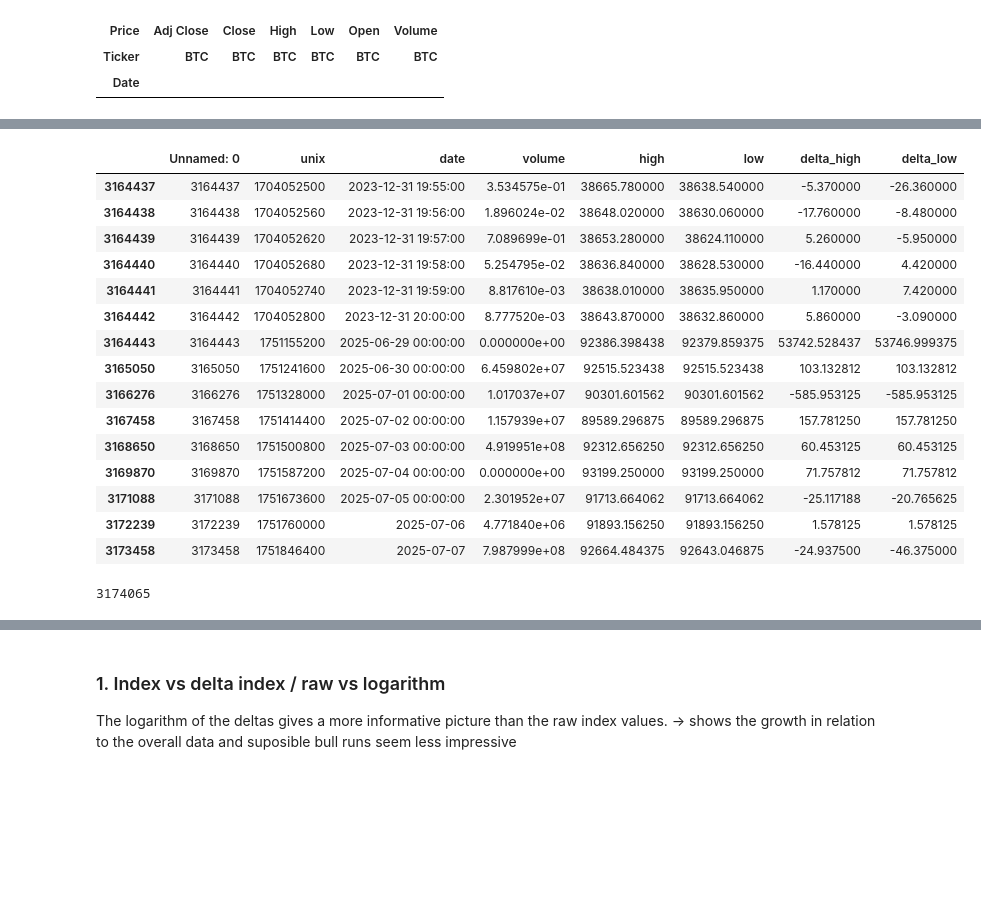
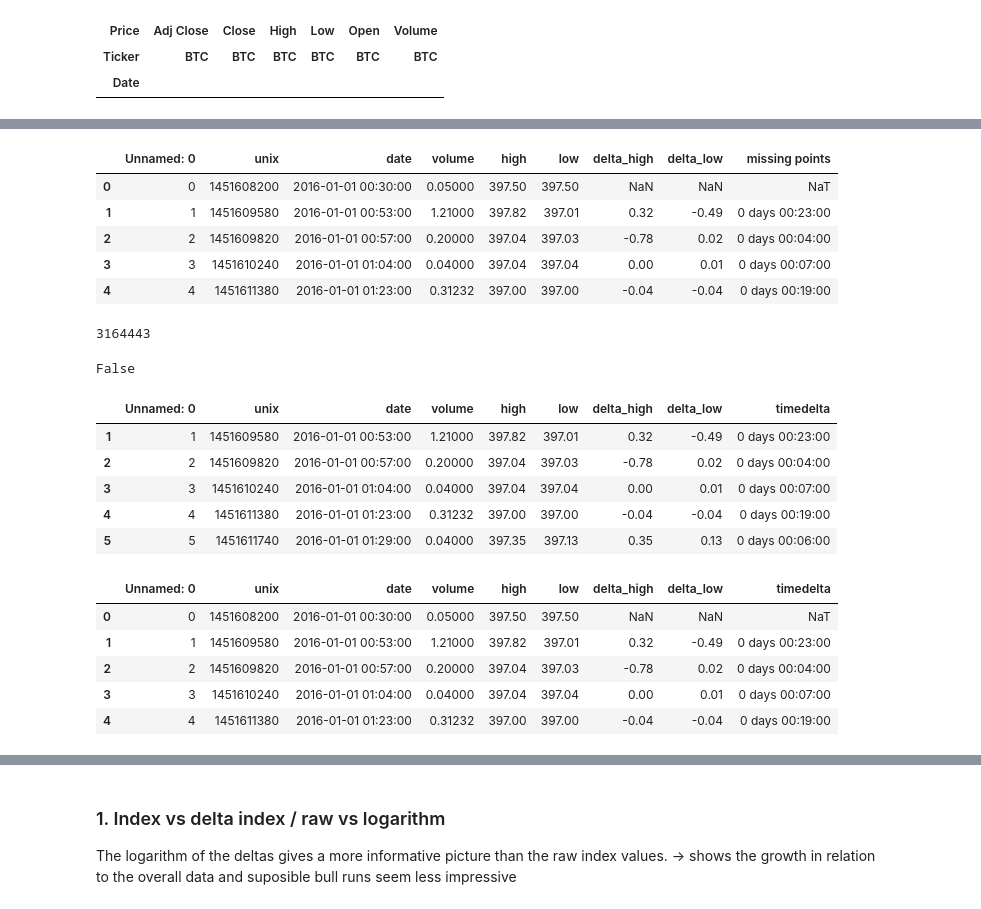
Before and after one commit to weberkry/MOM_Crypto_Bot, a Jupyter notebook: agent/Data Set exploration.ipynb, the cells around one changed output, grey strips where cells are left out. Drawn from its saved outputs; the diff is of its cells as text; code cells hidden in the pictures; blank space fills up the shorter version.

```diff
--- a/agent/Data Set exploration.ipynb
+++ b/agent/Data Set exploration.ipynb
@@ -12,8 +12,8 @@ import Mandelbrot #defined/customized functions from Mandelbrot.py
 import scipy
 from scipy.stats import norm, cauchy, lognorm, expon, kstest
 # %%
-MIN = pd.read_csv("min.csv")
-HOUR = pd.read_csv("hour.csv")
-DAY = pd.read_csv("day.csv")
-WEEK = pd.read_csv("week.csv")
-MONTH = pd.read_csv("month.csv")
+MIN = process_csv(gran="min")
+HOUR = process_csv(gran="hour")
+DAY = process_csv(gran="day")
+WEEK = process_csv(gran="week")
+MONTH = process_csv(gran="month")
@@ -74,32 +68,46 @@ MIN_unique.tail()
 # %%
-MIN_unique.tail(15)
+MIN.head()
 # %% [output]
-|  | Unnamed: 0 | unix | date | volume | high | low | delta_high | delta_low |
-| 3164437 | 3164437 | 1704052500 | 2023-12-31 19:55:00 | 3.534575e-01 | 38665.780000 | 38638.540000 | -5.370000 | -26.360000 |
-| 3164438 | 3164438 | 1704052560 | 2023-12-31 19:56:00 | 1.896024e-02 | 38648.020000 | 38630.060000 | -17.760000 | -8.480000 |
-| 3164439 | 3164439 | 1704052620 | 2023-12-31 19:57:00 | 7.089699e-01 | 38653.280000 | 38624.110000 | 5.260000 | -5.950000 |
-| 3164440 | 3164440 | 1704052680 | 2023-12-31 19:58:00 | 5.254795e-02 | 38636.840000 | 38628.530000 | -16.440000 | 4.420000 |
-| 3164441 | 3164441 | 1704052740 | 2023-12-31 19:59:00 | 8.817610e-03 | 38638.010000 | 38635.950000 | 1.170000 | 7.420000 |
-| 3164442 | 3164442 | 1704052800 | 2023-12-31 20:00:00 | 8.777520e-03 | 38643.870000 | 38632.860000 | 5.860000 | -3.090000 |
-| 3164443 | 3164443 | 1751155200 | 2025-06-29 00:00:00 | 0.000000e+00 | 92386.398438 | 92379.859375 | 53742.528437 | 53746.999375 |
-| 3165050 | 3165050 | 1751241600 | 2025-06-30 00:00:00 | 6.459802e+07 | 92515.523438 | 92515.523438 | 103.132812 | 103.132812 |
-| 3166276 | 3166276 | 1751328000 | 2025-07-01 00:00:00 | 1.017037e+07 | 90301.601562 | 90301.601562 | -585.953125 | -585.953125 |
-| 3167458 | 3167458 | 1751414400 | 2025-07-02 00:00:00 | 1.157939e+07 | 89589.296875 | 89589.296875 | 157.781250 | 157.781250 |
-| 3168650 | 3168650 | 1751500800 | 2025-07-03 00:00:00 | 4.919951e+08 | 92312.656250 | 92312.656250 | 60.453125 | 60.453125 |
-| 3169870 | 3169870 | 1751587200 | 2025-07-04 00:00:00 | 0.000000e+00 | 93199.250000 | 93199.250000 | 71.757812 | 71.757812 |
-| 3171088 | 3171088 | 1751673600 | 2025-07-05 00:00:00 | 2.301952e+07 | 91713.664062 | 91713.664062 | -25.117188 | -20.765625 |
-| 3172239 | 3172239 | 1751760000 | 2025-07-06 | 4.771840e+06 | 91893.156250 | 91893.156250 | 1.578125 | 1.578125 |
-| 3173458 | 3173458 | 1751846400 | 2025-07-07 | 7.987999e+08 | 92664.484375 | 92643.046875 | -24.937500 | -46.375000 |
+|  | Unnamed: 0 | unix | date | volume | high | low | delta_high | delta_low | missing points |
+| 0 | 0 | 1451608200 | 2016-01-01 00:30:00 | 0.05000 | 397.50 | 397.50 | NaN | NaN | NaT |
+| 1 | 1 | 1451609580 | 2016-01-01 00:53:00 | 1.21000 | 397.82 | 397.01 | 0.32 | -0.49 | 0 days 00:23:00 |
+| 2 | 2 | 1451609820 | 2016-01-01 00:57:00 | 0.20000 | 397.04 | 397.03 | -0.78 | 0.02 | 0 days 00:04:00 |
+| 3 | 3 | 1451610240 | 2016-01-01 01:04:00 | 0.04000 | 397.04 | 397.04 | 0.00 | 0.01 | 0 days 00:07:00 |
+| 4 | 4 | 1451611380 | 2016-01-01 01:23:00 | 0.31232 | 397.00 | 397.00 | -0.04 | -0.04 | 0 days 00:19:00 |
 # %%
 print(len(MIN))
 #print(len(MIN_unique))
 # %% [output]
-3174065
+3164443
 # %%
 ##Backup --> save as csv and load csv
 
-MIN_new.to_csv("min.csv")
-HOUR_new.to_csv("hour.csv")
-DAY.to_csv("day.csv")
-WEEK.to_csv("week.csv")
-MONTH.to_csv("month.csv")
+#MIN_new.to_csv("min.csv")
+#HOUR_new.to_csv("hour.csv")
+#DAY.to_csv("day.csv")
+#WEEK.to_csv("week.csv")
+#MONTH.to_csv("month.csv")
+# %% [output]
+False
+# %%
+DELTA = MIN[MIN['timedelta'] > pd.Timedelta('1 minute')]
+DELTA.head()
+# %% [output]
+|  | Unnamed: 0 | unix | date | volume | high | low | delta_high | delta_low | timedelta |
+| 1 | 1 | 1451609580 | 2016-01-01 00:53:00 | 1.21000 | 397.82 | 397.01 | 0.32 | -0.49 | 0 days 00:23:00 |
+| 2 | 2 | 1451609820 | 2016-01-01 00:57:00 | 0.20000 | 397.04 | 397.03 | -0.78 | 0.02 | 0 days 00:04:00 |
+| 3 | 3 | 1451610240 | 2016-01-01 01:04:00 | 0.04000 | 397.04 | 397.04 | 0.00 | 0.01 | 0 days 00:07:00 |
+| 4 | 4 | 1451611380 | 2016-01-01 01:23:00 | 0.31232 | 397.00 | 397.00 | -0.04 | -0.04 | 0 days 00:19:00 |
+| 5 | 5 | 1451611740 | 2016-01-01 01:29:00 | 0.04000 | 397.35 | 397.13 | 0.35 | 0.13 | 0 days 00:06:00 |
+# %%
+MIN.head()
+
+for i in range(len(MIN)):
+    if MIN['timedelta'][i]
+# %% [output]
+|  | Unnamed: 0 | unix | date | volume | high | low | delta_high | delta_low | timedelta |
+| 0 | 0 | 1451608200 | 2016-01-01 00:30:00 | 0.05000 | 397.50 | 397.50 | NaN | NaN | NaT |
+| 1 | 1 | 1451609580 | 2016-01-01 00:53:00 | 1.21000 | 397.82 | 397.01 | 0.32 | -0.49 | 0 days 00:23:00 |
+| 2 | 2 | 1451609820 | 2016-01-01 00:57:00 | 0.20000 | 397.04 | 397.03 | -0.78 | 0.02 | 0 days 00:04:00 |
+| 3 | 3 | 1451610240 | 2016-01-01 01:04:00 | 0.04000 | 397.04 | 397.04 | 0.00 | 0.01 | 0 days 00:07:00 |
+| 4 | 4 | 1451611380 | 2016-01-01 01:23:00 | 0.31232 | 397.00 | 397.00 | -0.04 | -0.04 | 0 days 00:19:00 |
```
Also changed, not shown: parts of 21 cells of this notebook, 3 other files.
